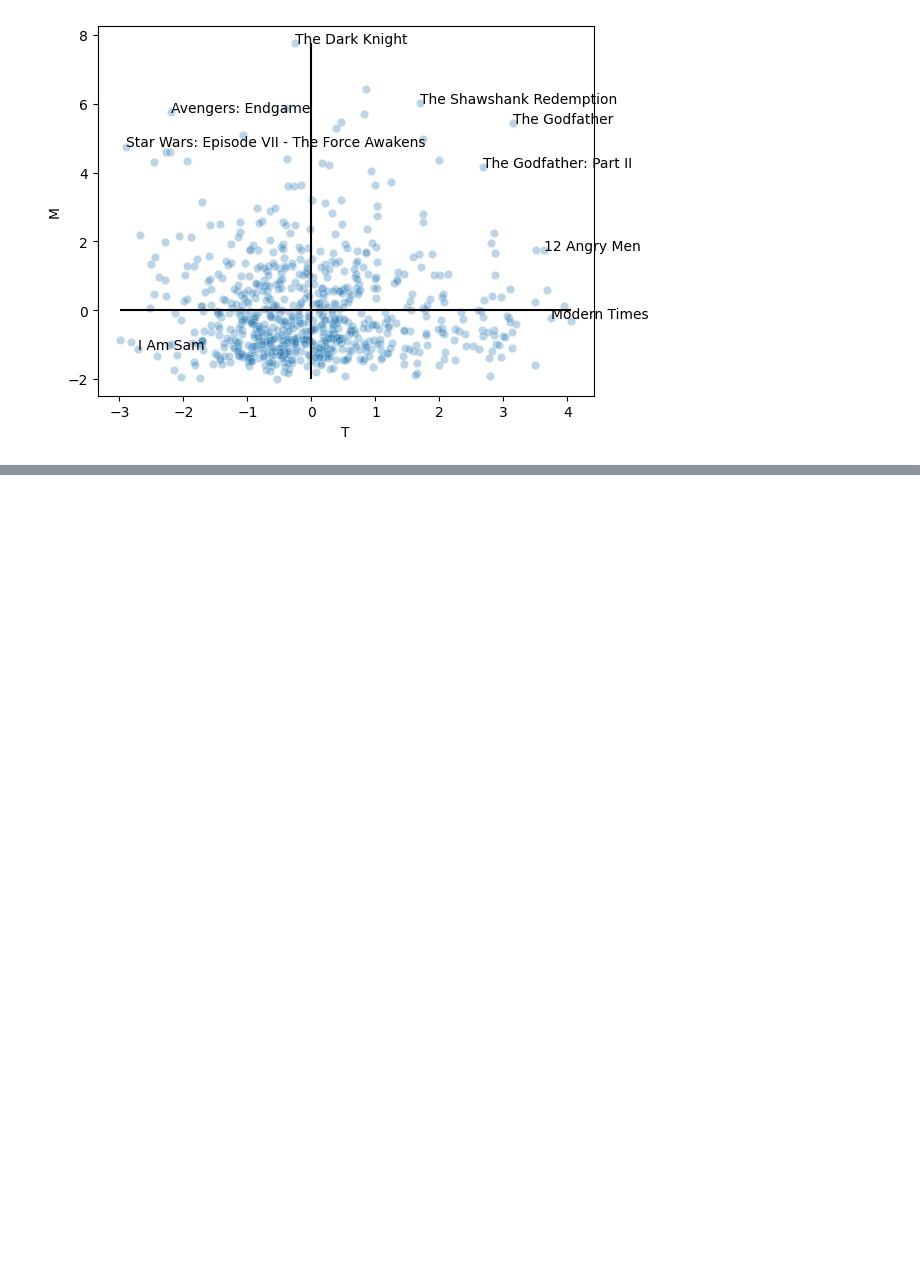
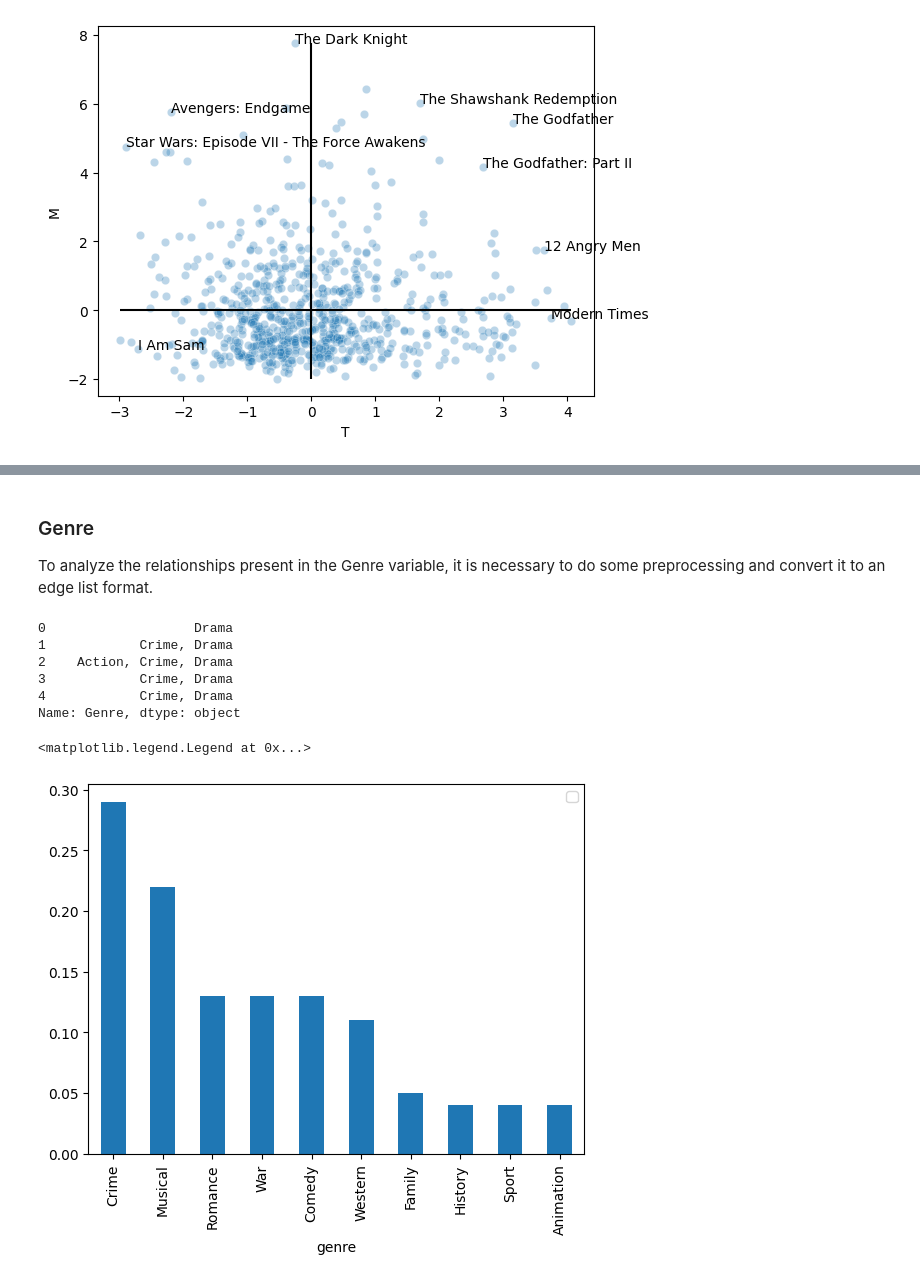
Before and after one commit to vitormarquesr/imdb_top_movies_eda, a Jupyter notebook: imdb-movies-eda.ipynb, the cells around one changed output, grey strips where cells are left out. Saved outputs shown, nothing was run; the diff lists cells and outputs as text; code cells hidden in the pictures; blank space fills up the shorter version.

Commit message:
+ Genre Network Analysis

```diff
--- a/imdb-movies-eda.ipynb
+++ b/imdb-movies-eda.ipynb
@@ -518,0 +522,42 @@ plot_movie("12 Angry Men")
+# %% [markdown]
+### Genre
+
+To analyze the relationships present in the Genre variable, it is necessary to do some preprocessing and convert it to an edge list format.
+# %%
+movie['Genre'].head()
+# %% [output]
+0                   Drama
+1            Crime, Drama
+2    Action, Crime, Drama
+3            Crime, Drama
+4            Crime, Drama
+Name: Genre, dtype: object
+# %%
+def genre_to_edge(genre):
+    source = []
+    target = []
+    if len(genre) == 1:
+        return np.array([genre, genre])
+    for k in range(len(genre)-1):
+        for j in range(k+1, len(genre)):
+            source.append(genre[k])
+            target.append(genre[j])
+    return np.array([source, target])
+# %%
+relations = movie['Genre'].apply(lambda x: genre_to_edge(x.replace(' ', '').split(','))).values
+edge_list = pd.DataFrame(functools.reduce(lambda x, y: np.c_[x,y], relations).T, columns=['source', 'target'])
+edge_list_weighted = edge_list.groupby(['source', 'target']).size().reset_index()
+edge_list_weighted.columns = ['source', 'target','weight']
+G_gre = nx.from_pandas_edgelist(edge_list_weighted, 'source', 'target', edge_attr=['weight'])
+# %%
+bwcentrality = nx.betweenness_centrality(G_gre, normalized=True, weight='weight')
+bw_df = pd.DataFrame(np.array([list(bwcentrality.keys()), list(bwcentrality.values()),
+                              list(dict(G_gre.degree(weight='weight')).values())]).T, columns=['genre', 'bw', 'degree'])
+bw_df['bw'] = bw_df['bw'].astype(float)
+bw_df['degree'] = bw_df['degree'].astype(float)
+# %%
+bw_df.sort_values('bw', ascending=False).round({'bw': 2}).head(10).plot('genre', 'bw',kind='bar')
+plt.legend('')
+# %% [output]
+<matplotlib.legend.Legend at 0x...>
+[figure, added]
```
Also changed, not shown: parts of 3 cells of this notebook.
